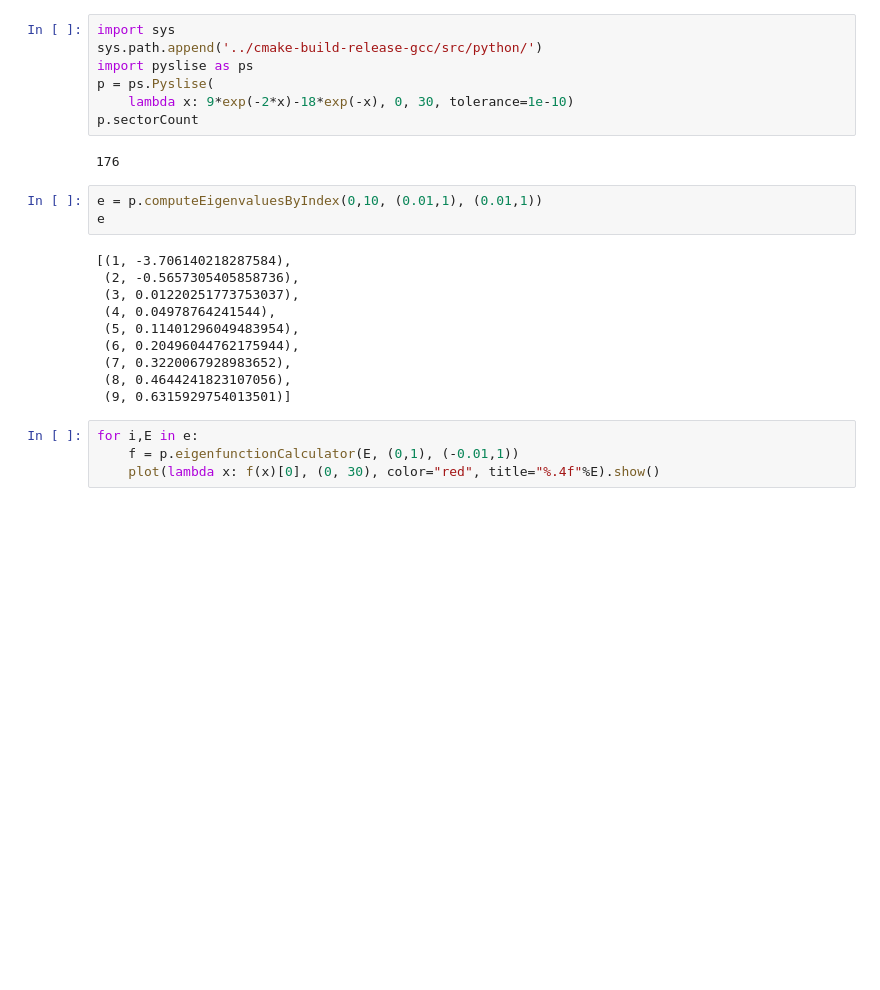
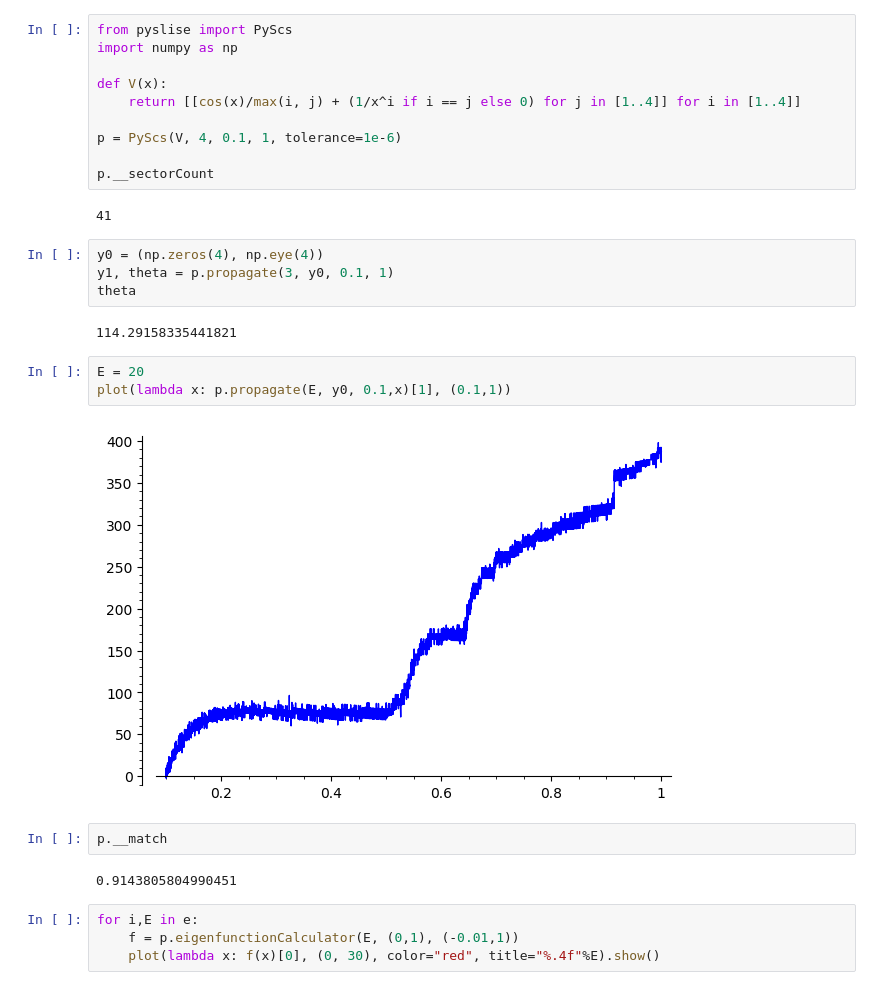
Before and after one commit to twist-numerical/matslise, a Jupyter notebook: notebooks/test_pyscs_4.ipynb, the cells around one changed output. Saved outputs shown, nothing was run; the diff lists cells and outputs as text; blank space fills up the shorter version.

```diff
--- a/notebooks/test_pyscs_4.ipynb
+++ b/notebooks/test_pyscs_4.ipynb
@@ -1,25 +1,30 @@
-# %%
-import sys
-sys.path.append('../cmake-build-release-gcc/src/python/')
-import pyslise as ps
-p = ps.Pyslise(
-    lambda x: 9*exp(-2*x)-18*exp(-x), 0, 30, tolerance=1e-10)
-p.sectorCount
-# %% [output]
-176
-# %%
-e = p.computeEigenvaluesByIndex(0,10, (0.01,1), (0.01,1))
-e
-# %% [output]
-[(1, -3.706140218287584),
- (2, -0.5657305405858736),
- (3, 0.01220251773753037),
- (4, 0.04978764241544),
- (5, 0.11401296049483954),
- (6, 0.20496044762175944),
- (7, 0.3220067928983652),
- (8, 0.4644241823107056),
- (9, 0.6315929754013501)]
+# %%
+from pyslise import PyScs
+import numpy as np
+
+def V(x):
+    return [[cos(x)/max(i, j) + (1/x^i if i == j else 0) for j in [1..4]] for i in [1..4]]
+
+p = PyScs(V, 4, 0.1, 1, tolerance=1e-6)
+
+p.__sectorCount
+# %% [output]
+41
+# %%
+y0 = (np.zeros(4), np.eye(4))
+y1, theta = p.propagate(3, y0, 0.1, 1)
+theta
+# %% [output]
+114.29158335441821
+# %%
+E = 20
+plot(lambda x: p.propagate(E, y0, 0.1,x)[1], (0.1,1))
+# %% [output]
+[figure, added]
+# %%
+p.__match
+# %% [output]
+0.9143805804990451
 # %%
 for i,E in e:
     f = p.eigenfunctionCalculator(E, (0,1), (-0.01,1))
```
Also changed, not shown: 8 other files.
